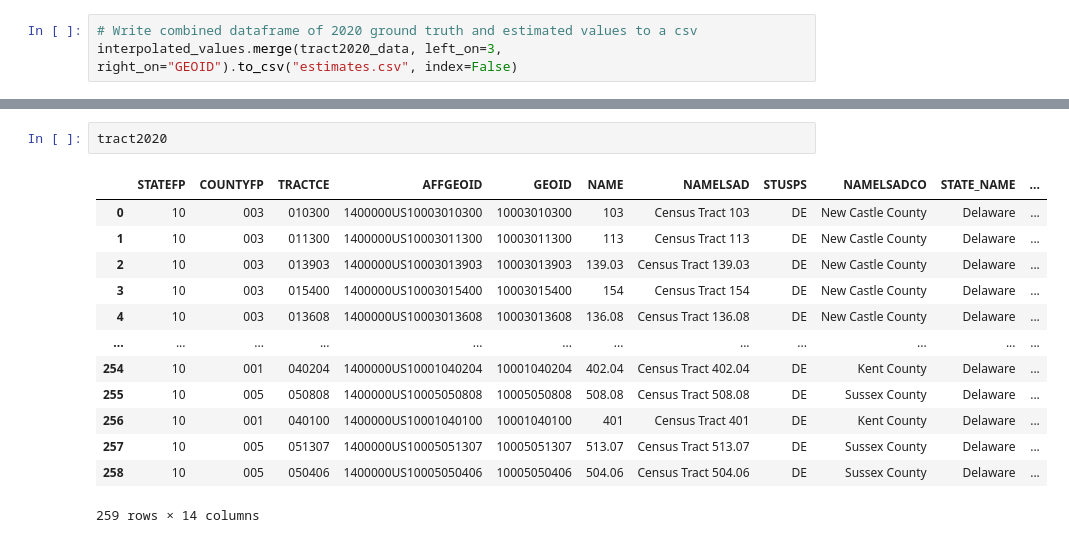
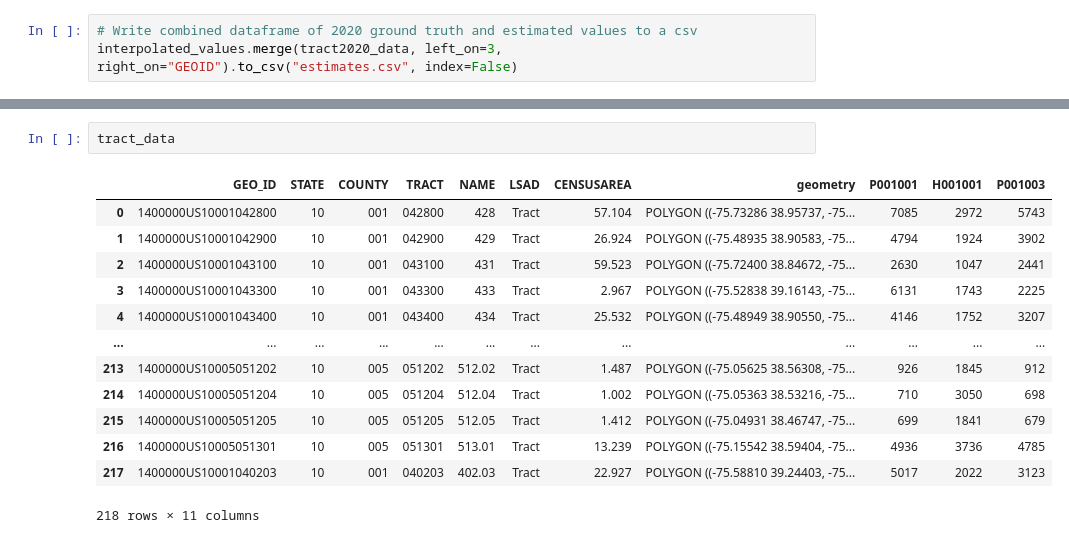
Before and after one commit to de-data-lab/census-tract-redistricting, a Jupyter notebook: smooth surface estimation/generate-smooth-surface.ipynb, the cells around one changed output, grey strips where cells are left out. Drawn from its saved outputs; the diff is of its cells as text.

```diff
--- a/smooth surface estimation/generate-smooth-surface.ipynb
+++ b/smooth surface estimation/generate-smooth-surface.ipynb
@@ -263,16 +289,16 @@ tract2020_data
-# %%
-tract2020
-# %% [output]
-|  | STATEFP | COUNTYFP | TRACTCE | AFFGEOID | GEOID | NAME | NAMELSAD | STUSPS | NAMELSADCO | STATE_NAME | ... |
-| 0 | 10 | 003 | 010300 | 1400000US10003010300 | 10003010300 | 103 | Census Tract 103 | DE | New Castle County | Delaware | ... |
-| 1 | 10 | 003 | 011300 | 1400000US10003011300 | 10003011300 | 113 | Census Tract 113 | DE | New Castle County | Delaware | ... |
-| 2 | 10 | 003 | 013903 | 1400000US10003013903 | 10003013903 | 139.03 | Census Tract 139.03 | DE | New Castle County | Delaware | ... |
-| 3 | 10 | 003 | 015400 | 1400000US10003015400 | 10003015400 | 154 | Census Tract 154 | DE | New Castle County | Delaware | ... |
-| 4 | 10 | 003 | 013608 | 1400000US10003013608 | 10003013608 | 136.08 | Census Tract 136.08 | DE | New Castle County | Delaware | ... |
-| ... | ... | ... | ... | ... | ... | ... | ... | ... | ... | ... | ... |
-| 254 | 10 | 001 | 040204 | 1400000US10001040204 | 10001040204 | 402.04 | Census Tract 402.04 | DE | Kent County | Delaware | ... |
-| 255 | 10 | 005 | 050808 | 1400000US10005050808 | 10005050808 | 508.08 | Census Tract 508.08 | DE | Sussex County | Delaware | ... |
-| 256 | 10 | 001 | 040100 | 1400000US10001040100 | 10001040100 | 401 | Census Tract 401 | DE | Kent County | Delaware | ... |
-| 257 | 10 | 005 | 051307 | 1400000US10005051307 | 10005051307 | 513.07 | Census Tract 513.07 | DE | Sussex County | Delaware | ... |
-| 258 | 10 | 005 | 050406 | 1400000US10005050406 | 10005050406 | 504.06 | Census Tract 504.06 | DE | Sussex County | Delaware | ... |
-259 rows × 14 columns
+# %%
+tract_data
+# %% [output]
+|  | GEO_ID | STATE | COUNTY | TRACT | NAME | LSAD | CENSUSAREA | geometry | P001001 | H001001 | P001003 |
+| 0 | 1400000US10001042800 | 10 | 001 | 042800 | 428 | Tract | 57.104 | POLYGON ((-75.73286 38.95737, -75... | 7085 | 2972 | 5743 |
+| 1 | 1400000US10001042900 | 10 | 001 | 042900 | 429 | Tract | 26.924 | POLYGON ((-75.48935 38.90583, -75... | 4794 | 1924 | 3902 |
+| 2 | 1400000US10001043100 | 10 | 001 | 043100 | 431 | Tract | 59.523 | POLYGON ((-75.72400 38.84672, -75... | 2630 | 1047 | 2441 |
+| 3 | 1400000US10001043300 | 10 | 001 | 043300 | 433 | Tract | 2.967 | POLYGON ((-75.52838 39.16143, -75... | 6131 | 1743 | 2225 |
+| 4 | 1400000US10001043400 | 10 | 001 | 043400 | 434 | Tract | 25.532 | POLYGON ((-75.48949 38.90550, -75... | 4146 | 1752 | 3207 |
+| ... | ... | ... | ... | ... | ... | ... | ... | ... | ... | ... | ... |
+| 213 | 1400000US10005051202 | 10 | 005 | 051202 | 512.02 | Tract | 1.487 | POLYGON ((-75.05625 38.56308, -75... | 926 | 1845 | 912 |
+| 214 | 1400000US10005051204 | 10 | 005 | 051204 | 512.04 | Tract | 1.002 | POLYGON ((-75.05363 38.53216, -75... | 710 | 3050 | 698 |
+| 215 | 1400000US10005051205 | 10 | 005 | 051205 | 512.05 | Tract | 1.412 | POLYGON ((-75.04931 38.46747, -75... | 699 | 1841 | 679 |
+| 216 | 1400000US10005051301 | 10 | 005 | 051301 | 513.01 | Tract | 13.239 | POLYGON ((-75.15542 38.59404, -75... | 4936 | 3736 | 4785 |
+| 217 | 1400000US10001040203 | 10 | 001 | 040203 | 402.03 | Tract | 22.927 | POLYGON ((-75.58810 39.24403, -75... | 5017 | 2022 | 3123 |
+218 rows × 11 columns
```
Also changed, not shown: parts of 6 cells of this notebook, 1 other file.
